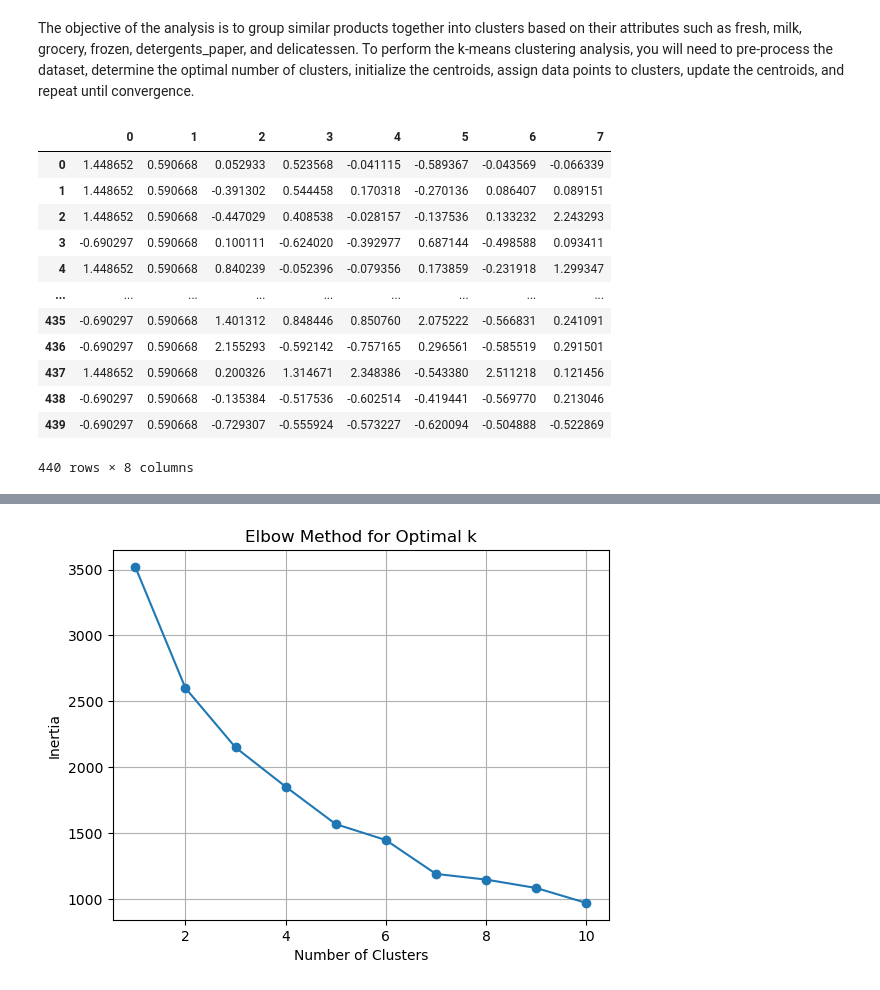
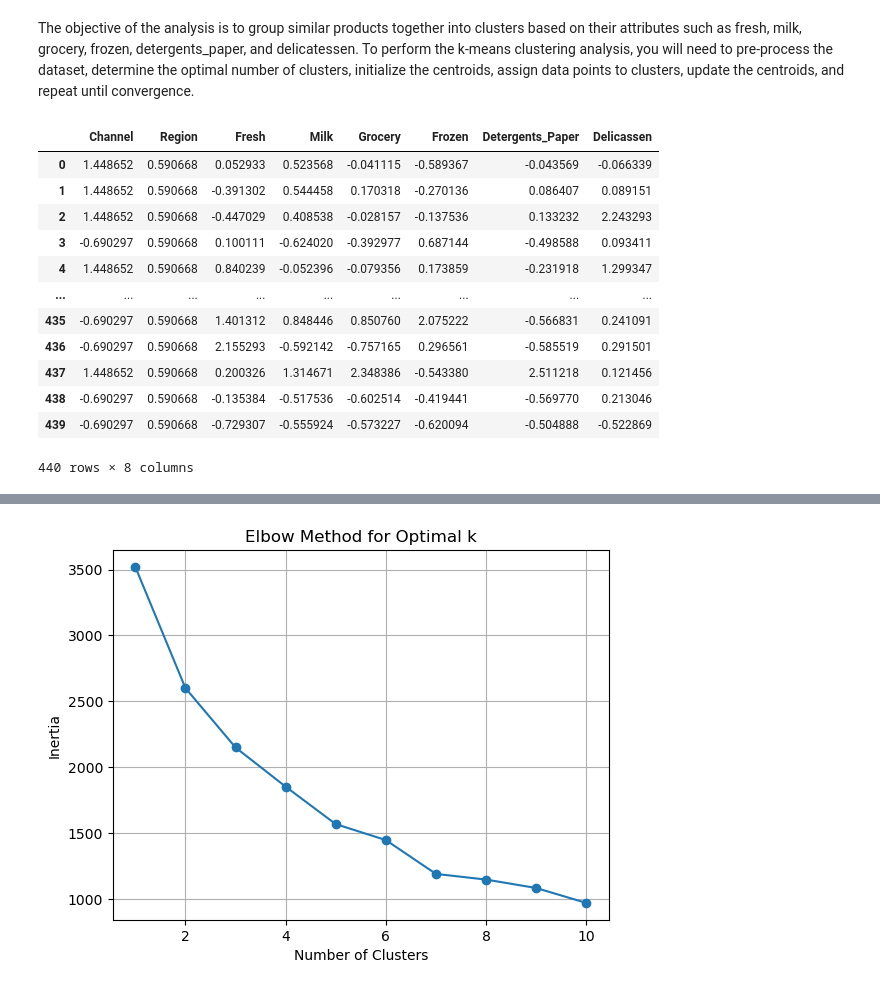
Before and after one commit to Ikenna1414/ml-project-unsupervised-learning, a Jupyter notebook: Unsupervised Learning - Project.ipynb, the cells around one changed output, grey strips where cells are left out. Saved outputs shown, nothing was run; the diff lists cells and outputs as text; code cells hidden in the pictures.

```diff
--- a/Unsupervised Learning - Project.ipynb
+++ b/Unsupervised Learning - Project.ipynb
@@ -85,12 +89,12 @@ The objective of the analysis is to group similar products together into cluster
 # %%
 scaler = StandardScaler()
 df_scaled = scaler.fit_transform(df)
 features = ['Fresh', 'Milk', 'Grocery', 'Frozen', 'Detergents_Paper', 'Delicassen']
 
-df_new = pd.DataFrame(df_scaled)
+df_new = pd.DataFrame(df_scaled, columns=df.columns)
 df_new
 # %% [output]
-|  | 0 | 1 | 2 | 3 | 4 | 5 | 6 | 7 |
+|  | Channel | Region | Fresh | Milk | Grocery | Frozen | Detergents_Paper | Delicassen |
 | 0 | 1.448652 | 0.590668 | 0.052933 | 0.523568 | -0.041115 | -0.589367 | -0.043569 | -0.066339 |
 | 1 | 1.448652 | 0.590668 | -0.391302 | 0.544458 | 0.170318 | -0.270136 | 0.086407 | 0.089151 |
 | 2 | 1.448652 | 0.590668 | -0.447029 | 0.408538 | -0.028157 | -0.137536 | 0.133232 | 2.243293 |
```
Also changed, not shown: parts of 23 cells of this notebook.
